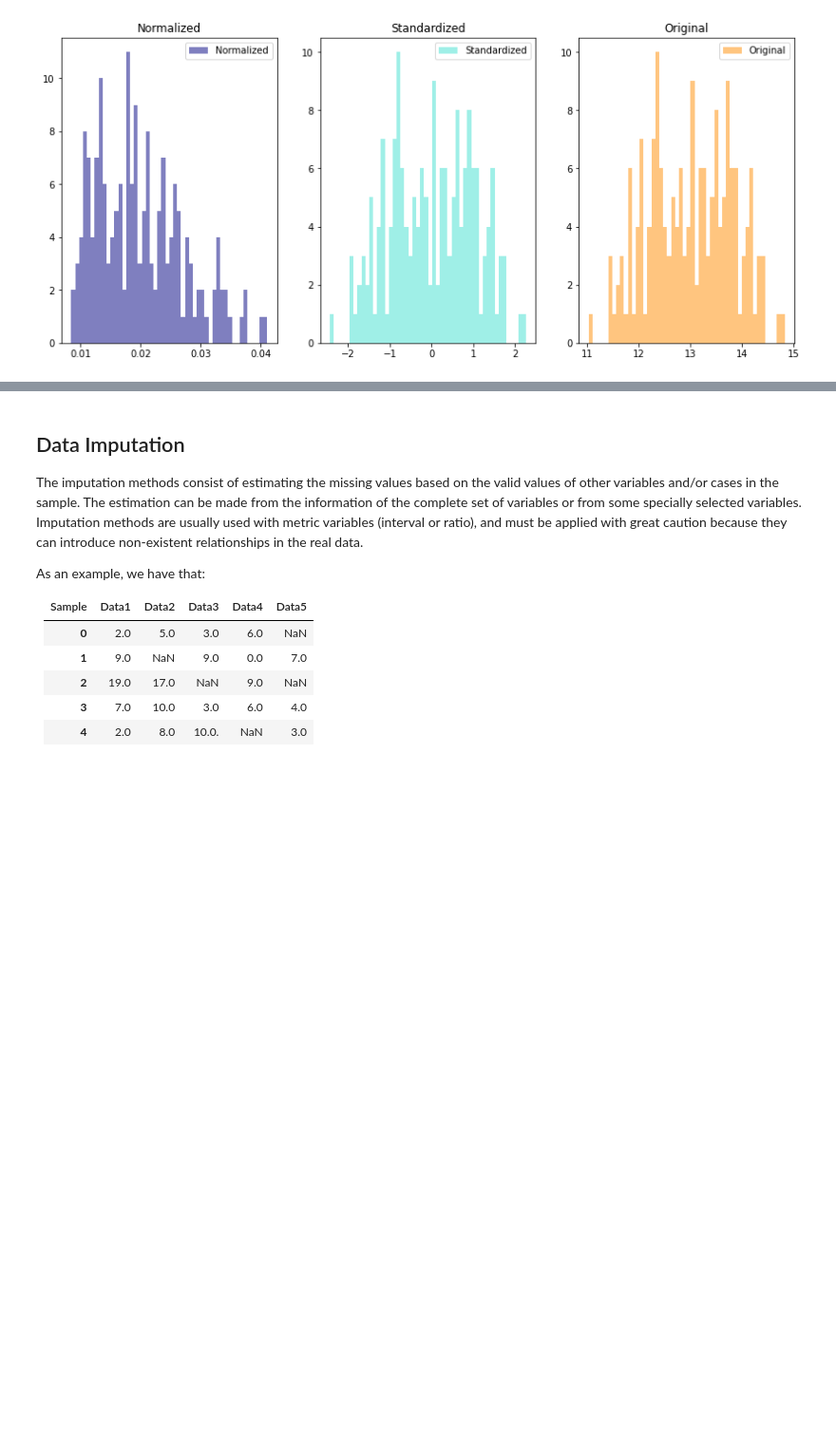
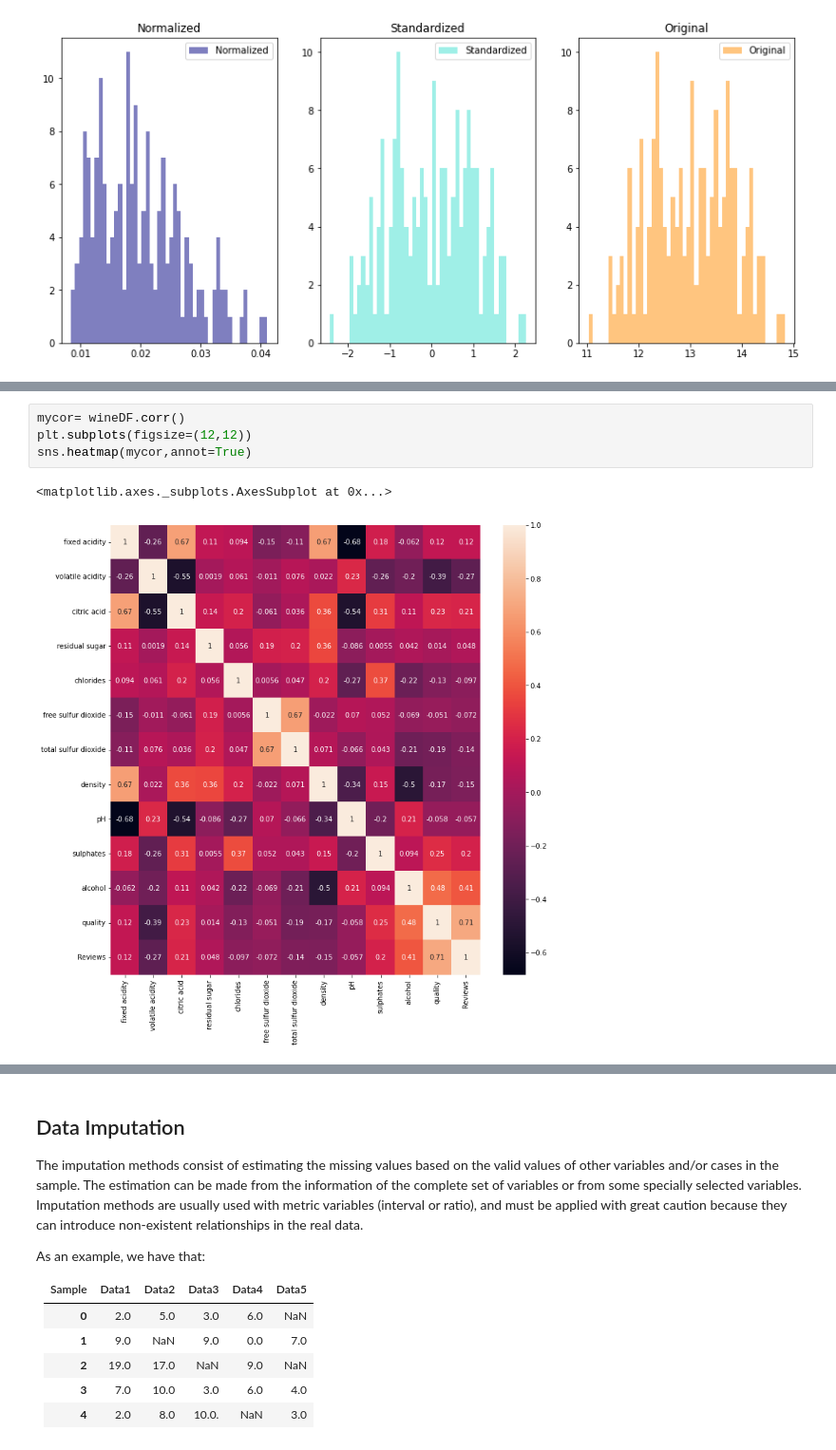
Before and after one commit to jpmh1309/mp6122_patterns, a Jupyter notebook: Notebook1.ipynb, the cells around one changed output, grey strips where cells are left out. Shown at 95% size. Drawn from its saved outputs; the diff is of its cells as text; blank space fills up the shorter version.

```diff
--- a/Notebook1.ipynb
+++ b/Notebook1.ipynb
@@ -274,0 +387,7 @@ matplotlib, bokeh y seaborn.
+# %%
+mycor= wineDF.corr()
+plt.subplots(figsize=(12,12))
+sns.heatmap(mycor,annot=True)
+# %% [output]
+<matplotlib.axes._subplots.AxesSubplot at 0x...>
+[figure, added]
```
Also changed, not shown: parts of 28 cells of this notebook.
